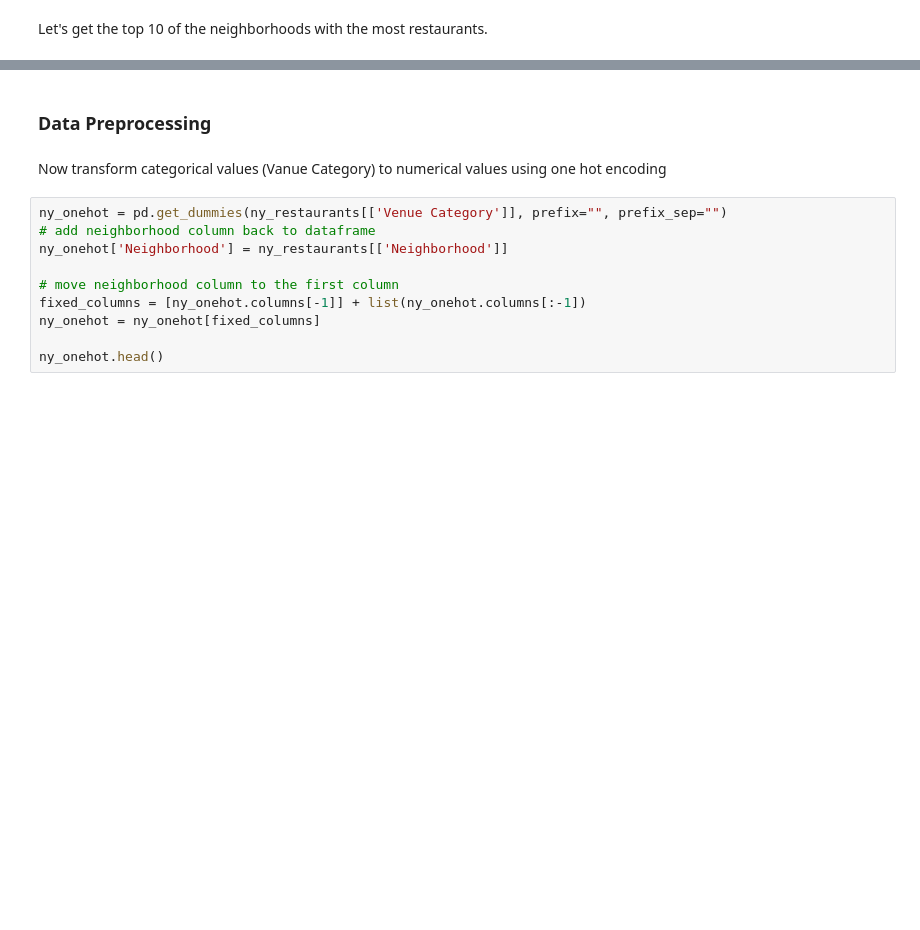
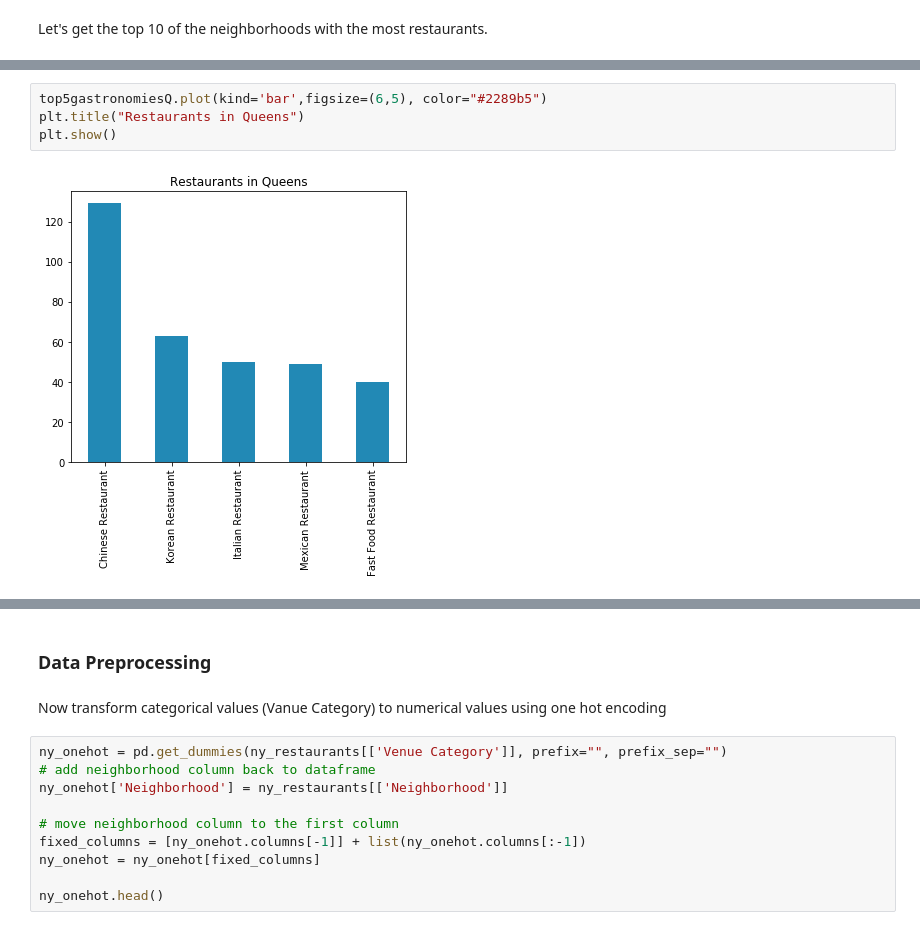
Before and after one commit to JoseAndresEscobar19/Coursera_Capstone, a Jupyter notebook: Applied Data Science Capstone Project.ipynb, the cells around one changed output, grey strips where cells are left out. Drawn from its saved outputs; the diff is of its cells as text; blank space fills up the shorter version.

```diff
--- a/Applied Data Science Capstone Project.ipynb
+++ b/Applied Data Science Capstone Project.ipynb
@@ -432,6 +448,12 @@ Italian Restaurant       51
 Mexican Restaurant       49
 Fast Food Restaurant     40
 Name: Venue Category, dtype: int64
+# %%
+top5gastronomiesQ.plot(kind='bar',figsize=(6,5), color="#2289b5")
+plt.title("Restaurants in Queens")
+plt.show()
+# %% [output]
+[figure, added]
 # %%
 top5gastronomiesBronx=ny_restaurants[ny_restaurants['Borough']=="Bronx"]['Venue Category'].value_counts()[0:5]
 top5gastronomiesBronx
```
Also changed, not shown: parts of 18 cells of this notebook.
